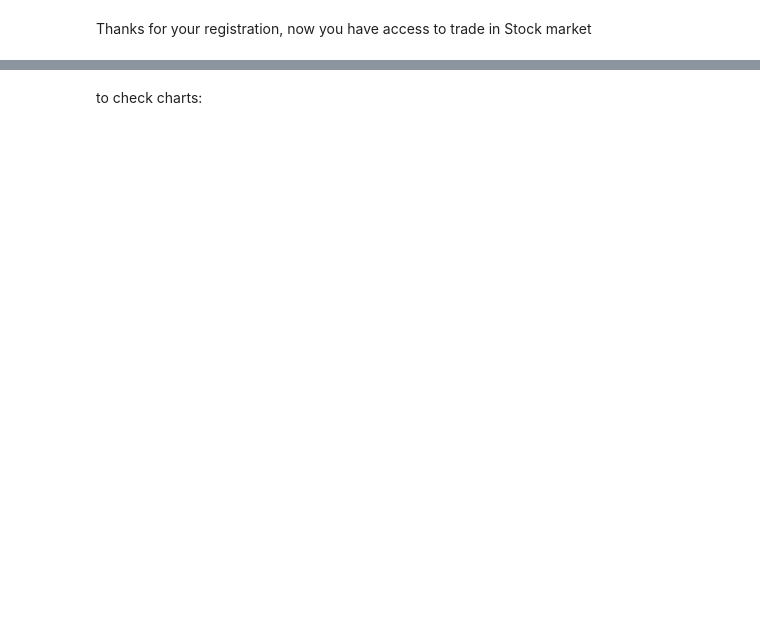
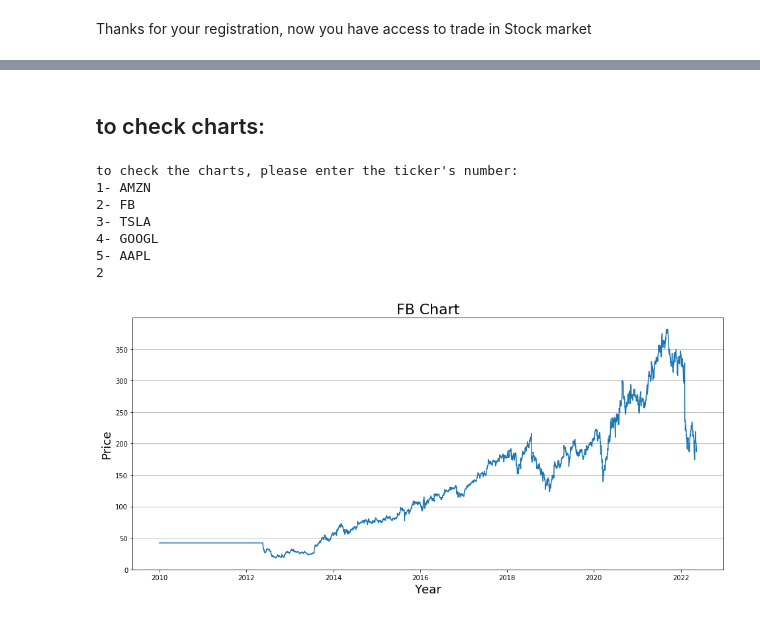
Before and after one commit to MahdiPorheydarii/Stock-market, a Jupyter notebook: Stock Market.ipynb, the cells around one changed output, grey strips where cells are left out. Drawn from its saved outputs; the diff is of its cells as text; code cells hidden in the pictures; blank space fills up the shorter version.

Commit message:
minor bugs fixed, plotting modified

```diff
--- a/Stock Market.ipynb
+++ b/Stock Market.ipynb
@@ -8,6 +12,5 @@ import plotly.express as px
 # %%
-### DATA IMPORT ###
-Data = pd.read_csv('First Project/stock_market_data.csv')
+Data = pd.read_csv('stock_market_data.csv')
 AMZN = Data[:3119]
 FB = Data[3119:6238]
 TSLA = Data[3119:9357]
@@ -88,20 +126,32 @@ else:
 # %% [markdown]
-to check charts:
+## to check charts:
 # %%
 num = int(input('''to check the charts, please enter the ticker's number:
 1- AMZN
 2- FB
 3- TSLA
 4- GOOGL
 5- AAPL
 '''))
 if num in range(1,6):
-    fig = px.line(tlist[num-1], x = 'Date', y = 'Open', title=f'{tickers[num-1]} Share Prices')
-    fig.show()
     xax = list(tlist[num-1]['Date'])
     yax = list(tlist[num-1]['Open'])
     xs = [datetime.strptime(x, "%Y-%m-%d") for x in xax]
-    plt.plot(xs, yax)
+    plt.figure(figsize=(16,7))
+    plt.plot(xs, yax, label='chart',lw=1.5)
+    plt.title(f'{tickers[num-1]} Chart', fontsize=22)
+    plt.xlabel('Year', fontsize=18)
+    plt.grid(axis='y')
+    plt.ylabel('Price', fontsize=18)
     plt.show()
 else:
     print("Wrong ticker number!")
+# %% [output]
+to check the charts, please enter the ticker's number:
+1- AMZN
+2- FB
+3- TSLA
+4- GOOGL
+5- AAPL
+2
+[figure, added]
```
Also changed, not shown: parts of 9 cells of this notebook.
